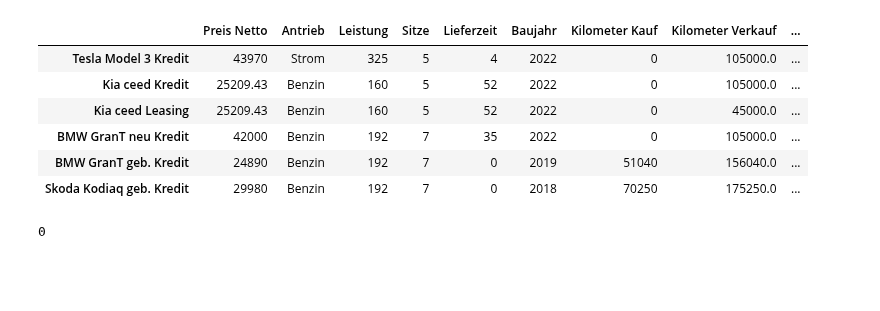
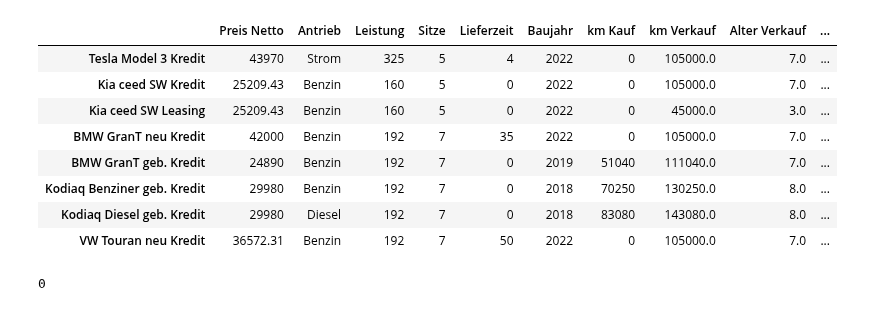
Before and after one commit to schorschie/car_cost_comparisons, a Jupyter notebook: BK_Caller_with_leasing.ipynb, the cells around one changed output. Drawn from its saved outputs; the diff is of its cells as text; code cells hidden in the pictures; blank space fills up the shorter version.

Commit message:
Add Kodiaq Diesel and Touran

```diff
--- a/BK_Caller_with_leasing.ipynb
+++ b/BK_Caller_with_leasing.ipynb
@@ -595,8 +653,8 @@ overview = pd.DataFrame()
 overview.name='Monatliche Kosten im Verlgeich'
 
 comparison_columns = ['Preis Netto', 'Antrieb', 'Leistung', 'Sitze', 'Lieferzeit',
-                      'Baujahr', 'Kilometer Kauf', 'Kilometer Verkauf', 'Alter Verkauf',
-#                      'Raten', 'Vers.', 'Steuern', 'Repar.', 'Verbr.',
+                      'Baujahr', 'km Kauf', 'km Verkauf', 'Alter Verkauf',
+                      'Raten', 'Vers.', 'Steuern', 'Repar.', 'Verbr.',
                       'Summe', 'Anzahlung', 'Restwert', 'Gesamtsumme', 'N', 'G']
 comparison = pd.DataFrame(columns=comparison_columns)
 comparison.index.name='Fahrzeug'
@@ -651,11 +709,11 @@ for car in cars:
                                                        car['odometer'],
                                                        car['odometer'] + input_values.loc['Gesamtlaufleistung [km]', 'Randbedingungen'],
                                                        input_values.loc['Haltedauer [a]', 'Randbedingungen'] + 2022 - car['car_year'],
-#                                                       calc_values.loc['Raten', 'Monatlich'],
-#                                                       calc_values.loc['Versicherung', 'Monatlich'],
-#                                                       calc_values.loc['Steuern', 'Monatlich'],
-#                                                       calc_values.loc['Reparaturen', 'Monatlich'],
-#                                                       calc_values.loc['Verbrauch', 'Monatlich'],
+                                                       calc_values.loc['Raten', 'Monatlich'],
+                                                       calc_values.loc['Versicherung', 'Monatlich'],
+                                                       calc_values.loc['Steuern', 'Monatlich'],
+                                                       calc_values.loc['Reparaturen', 'Monatlich'],
+                                                       calc_values.loc['Verbrauch', 'Monatlich'],
                                                        calc_values.loc['Summe', 'Monatlich'],
                                                        calc_values.loc['Anzahlung', 'Monatlich'],
                                                        calc_values.loc['Restwert', 'Monatlich'],
@@ -756,14 +814,16 @@ Gesch\"atzer Kraftstoffpreis %.2f \euro{}/l Benzin, bzw. %.2f \euro{}/kWh
 
 #comparison.round(2)
 # %%
-comparison
+comparison.round(2)
 # %% [output]
-|  | Preis Netto | Antrieb | Leistung | Sitze | Lieferzeit | Baujahr | Kilometer Kauf | Kilometer Verkauf | ... |
-| Tesla Model 3 Kredit | 43970 | Strom | 325 | 5 | 4 | 2022 | 0 | 105000.0 | ... |
-| Kia ceed Kredit | 25209.43 | Benzin | 160 | 5 | 52 | 2022 | 0 | 105000.0 | ... |
-| Kia ceed Leasing | 25209.43 | Benzin | 160 | 5 | 52 | 2022 | 0 | 45000.0 | ... |
-| BMW GranT neu Kredit | 42000 | Benzin | 192 | 7 | 35 | 2022 | 0 | 105000.0 | ... |
-| BMW GranT geb. Kredit | 24890 | Benzin | 192 | 7 | 0 | 2019 | 51040 | 156040.0 | ... |
-| Skoda Kodiaq geb. Kredit | 29980 | Benzin | 192 | 7 | 0 | 2018 | 70250 | 175250.0 | ... |
+|  | Preis Netto | Antrieb | Leistung | Sitze | Lieferzeit | Baujahr | km Kauf | km Verkauf | Alter Verkauf | ... |
+| Tesla Model 3 Kredit | 43970 | Strom | 325 | 5 | 4 | 2022 | 0 | 105000.0 | 7.0 | ... |
+| Kia ceed SW Kredit | 25209.43 | Benzin | 160 | 5 | 0 | 2022 | 0 | 105000.0 | 7.0 | ... |
+| Kia ceed SW Leasing | 25209.43 | Benzin | 160 | 5 | 0 | 2022 | 0 | 45000.0 | 3.0 | ... |
+| BMW GranT neu Kredit | 42000 | Benzin | 192 | 7 | 35 | 2022 | 0 | 105000.0 | 7.0 | ... |
+| BMW GranT geb. Kredit | 24890 | Benzin | 192 | 7 | 0 | 2019 | 51040 | 111040.0 | 7.0 | ... |
+| Kodiaq Benziner geb. Kredit | 29980 | Benzin | 192 | 7 | 0 | 2018 | 70250 | 130250.0 | 8.0 | ... |
+| Kodiaq Diesel geb. Kredit | 29980 | Diesel | 192 | 7 | 0 | 2018 | 83080 | 143080.0 | 8.0 | ... |
+| VW Touran neu Kredit | 36572.31 | Benzin | 192 | 7 | 50 | 2022 | 0 | 105000.0 | 7.0 | ... |
 # %%
 bold_column = pd.IndexSlice[comparison.index , ['Summe']]
```
Also changed, not shown: parts of 3 cells of this notebook, 6 other files.
